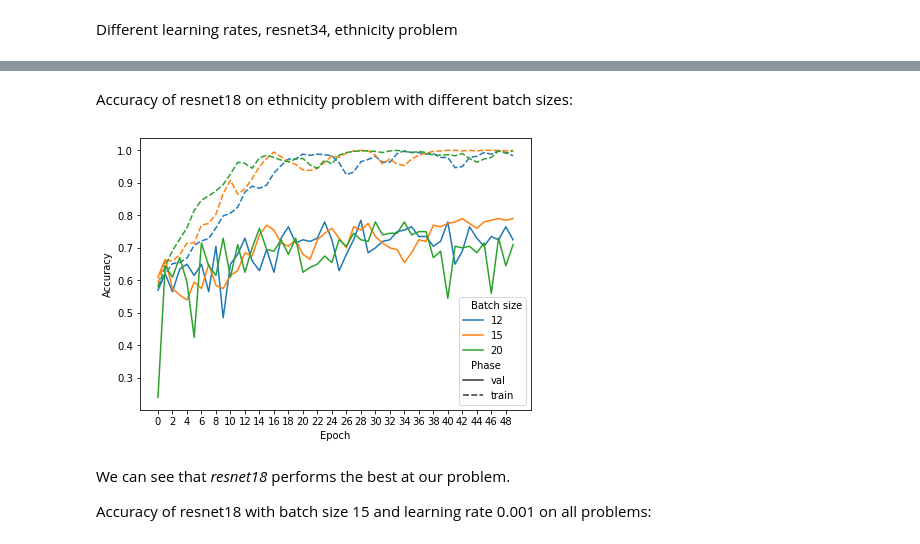
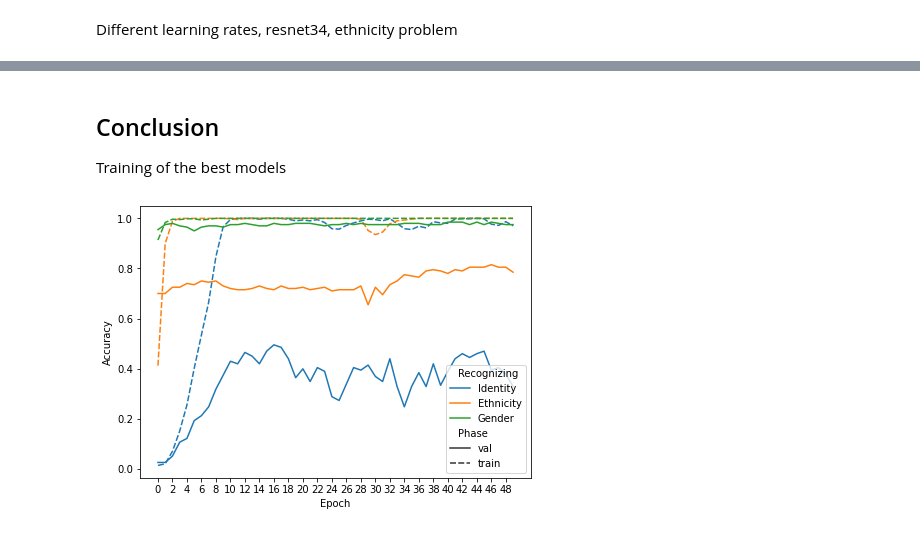
Before and after one commit to zrimseku/SB-assignment3, a Jupyter notebook: plots.ipynb, the cells around one changed output, grey strips where cells are left out. Saved outputs shown, nothing was run; the diff lists cells and outputs as text; code cells hidden in the pictures.

```diff
--- a/plots.ipynb
+++ b/plots.ipynb
@@ -146,15 +330,14 @@ plt.show()
-# %% [markdown]
-Accuracy of resnet18 on ethnicity problem with different batch sizes:
+# %% [markdown]
+#
+## Conclusion
+
+Training of the best models
 # %%
-model_names = ['hist_resnet18_et_e_50_b_12', 'hist_resnet18_et_e_50_b_15', 'hist_resnet18_et_e_50_b_20']
-results = make_df(model_names, 'Batch size')
+model_names = ['hist_resnet18_id_e_50_b_15', 'hist_resnet18_et_e_50_b_20_l4', 'hist_resnet34_ge_e_50_b_20_l4']
+results = make_df(model_names, 'Recognizing')
 plt.figure(figsize=(7,5))
-sns.lineplot(data=results, x='Epoch', y='Accuracy', hue='Batch size', style='Phase', style_order=['val', 'train'])
+sns.lineplot(data=results, x='Epoch', y='Accuracy', hue='Recognizing', style='Phase', style_order=['val', 'train'])
 plt.xticks(list(results['Epoch'].unique()[::2]))
-plt.show()
+plt.savefig('final.png')
 # %% [output]
-[figure, old version]
+[figure, new version]
-# %% [markdown]
-We can see that *resnet18* performs the best at our problem.
-
-Accuracy of resnet18 with batch size 15 and learning rate 0.001 on all problems:
```
Also changed, not shown: parts of 50 cells of this notebook, 6 other files.
